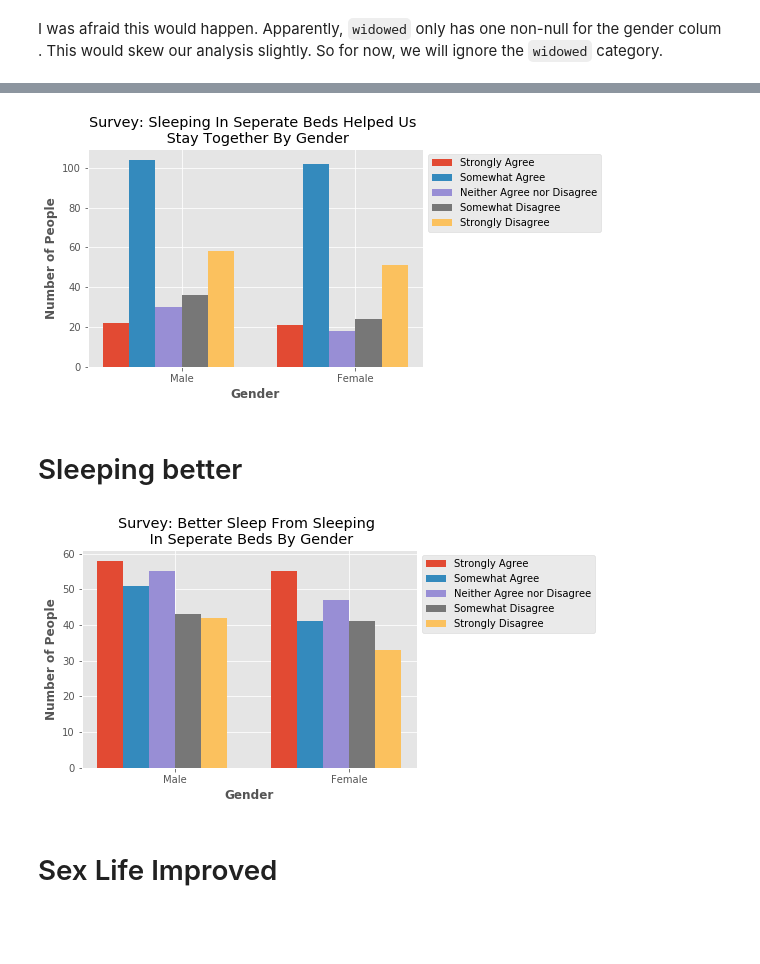
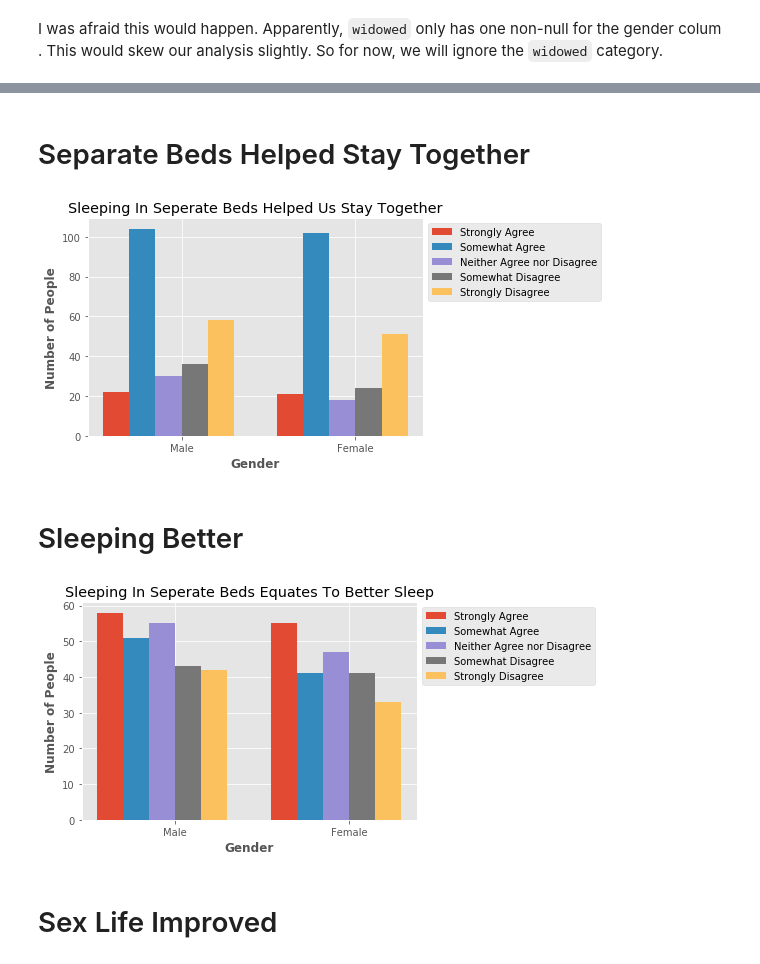
Before and after one commit to mathcoder3141/projects, a Jupyter notebook: sleep/sleep_analysis_explanatory.ipynb, the cells around one changed output, grey strips where cells are left out. Saved outputs shown, nothing was run; the diff lists cells and outputs as text; code cells hidden in the pictures; blank space fills up the shorter version.

```diff
--- a/sleep/sleep_analysis_explanatory.ipynb
+++ b/sleep/sleep_analysis_explanatory.ipynb
@@ -19,0 +17,2 @@ It looks like the first row of data is nonsense. So let's go ahead and drop this
+# %%
+sleep = sleep.drop(sleep.index[0])
@@ -186,32 +328,35 @@ plt.show()
+# %% [markdown]
+# Separate Beds Helped Stay Together
 # %%
+width = 0.15  # the width of the bars
 longevity_strong_disagree = [x for x in sleep[sleep["To what extent do you agree with the following statement: \"sleeping in separate beds helps us to stay together.\""] == 'Strongly disagree']['Gender'].value_counts()]
 longevity_some_disagree = [x for x in sleep[sleep["To what extent do you agree with the following statement: \"sleeping in separate beds helps us to stay together.\""] == 'Somewhat disagree']['Gender'].value_counts()]
 longevity_some_agree = [x for x in sleep[sleep["To what extent do you agree with the following statement: \"sleeping in separate beds helps us to stay together.\""] == 'Neither agree nor disagree']['Gender'].value_counts()]
 longevity_neutral = [x for x in sleep[sleep["To what extent do you agree with the following statement: \"sleeping in separate beds helps us to stay together.\""] == 'Somewhat agree']['Gender'].value_counts()]
 longevity_strong_agree = [x for x in sleep[sleep["To what extent do you agree with the following statement: \"sleeping in separate beds helps us to stay together.\""] == 'Strongly agree']['Gender'].value_counts()]
 
-x1 = np.arange(len(strong_disagree))  # the label locations
+x1 = np.arange(len(longevity_strong_disagree))  # the label locations
 x2 = [x + width for x in x1]
 x3 = [x + width for x in x2]
 x4 = [x + width for x in x3]
 x5 = [x + width for x in x4]
 
 plt.bar(x1, longevity_strong_agree, width = width, label = 'Strongly Agree')
 plt.bar(x2, longevity_some_agree, width = width, label = 'Somewhat Agree')
 plt.bar(x3, longevity_neutral, width = width, label = 'Neither Agree nor Disagree')
 plt.bar(x4, longevity_some_disagree, width = width, label = 'Somewhat Disagree')
 plt.bar(x5, longevity_strong_disagree, width = width, label = 'Strongly Disagree')
 
 plt.xticks([x + 2.5 * width for x in range(len(x1))], labels)
 plt.xlabel('Gender', fontweight='bold')
 plt.ylabel('Number of People', fontweight='bold')
-plt.title('Survey: Sleeping In Seperate Beds Helped Us \n Stay Together By Gender')
+plt.title('Sleeping In Seperate Beds Helped Us Stay Together')
 plt.legend(loc = 'upper left', bbox_to_anchor=(1,1))
 plt.show()
 # %% [output]
-[figure, old version]
+[figure, new version]
 # %% [markdown]
-# Sleeping better
+# Sleeping Better
 # %%
 sleep_better_strong_disagree = [x for x in sleep[sleep["To what extent do you agree with the following statement: \"we sleep better when we sleep in separate beds.\""] == 'Strongly disagree']['Gender'].value_counts()]
 sleep_better_some_disagree = [x for x in sleep[sleep["To what extent do you agree with the following statement: \"we sleep better when we sleep in separate beds.\""] == 'Somewhat disagree']['Gender'].value_counts()]
@@ -219,7 +364,7 @@ sleep_better_some_agree = [x for x in sleep[sleep["To what extent do you agree w
 sleep_better_neutral = [x for x in sleep[sleep["To what extent do you agree with the following statement: \"we sleep better when we sleep in separate beds.\""] == 'Somewhat agree']['Gender'].value_counts()]
 sleep_better_strong_agree = [x for x in sleep[sleep["To what extent do you agree with the following statement: \"we sleep better when we sleep in separate beds.\""] == 'Strongly agree']['Gender'].value_counts()]
 
-x1 = np.arange(len(strong_disagree))  # the label locations
+x1 = np.arange(len(sleep_better_strong_disagree))  # the label locations
 x2 = [x + width for x in x1]
 x3 = [x + width for x in x2]
 x4 = [x + width for x in x3]
@@ -234,11 +379,11 @@ plt.bar(x5, sleep_better_strong_disagree, width = width, label = 'Strongly Disag
 plt.xticks([x + 2.5 * width for x in range(len(x1))], labels)
 plt.xlabel('Gender', fontweight='bold')
 plt.ylabel('Number of People', fontweight='bold')
-plt.title('Survey: Better Sleep From Sleeping \n In Seperate Beds By Gender')
+plt.title('Sleeping In Seperate Beds Equates To Better Sleep')
 plt.legend(loc = 'upper left', bbox_to_anchor=(1,1))
 plt.show()
 # %% [output]
-[figure, old version]
+[figure, new version]
 # %% [markdown]
 # Sex Life Improved
 # %%
```
Also changed, not shown: parts of 25 cells of this notebook.
